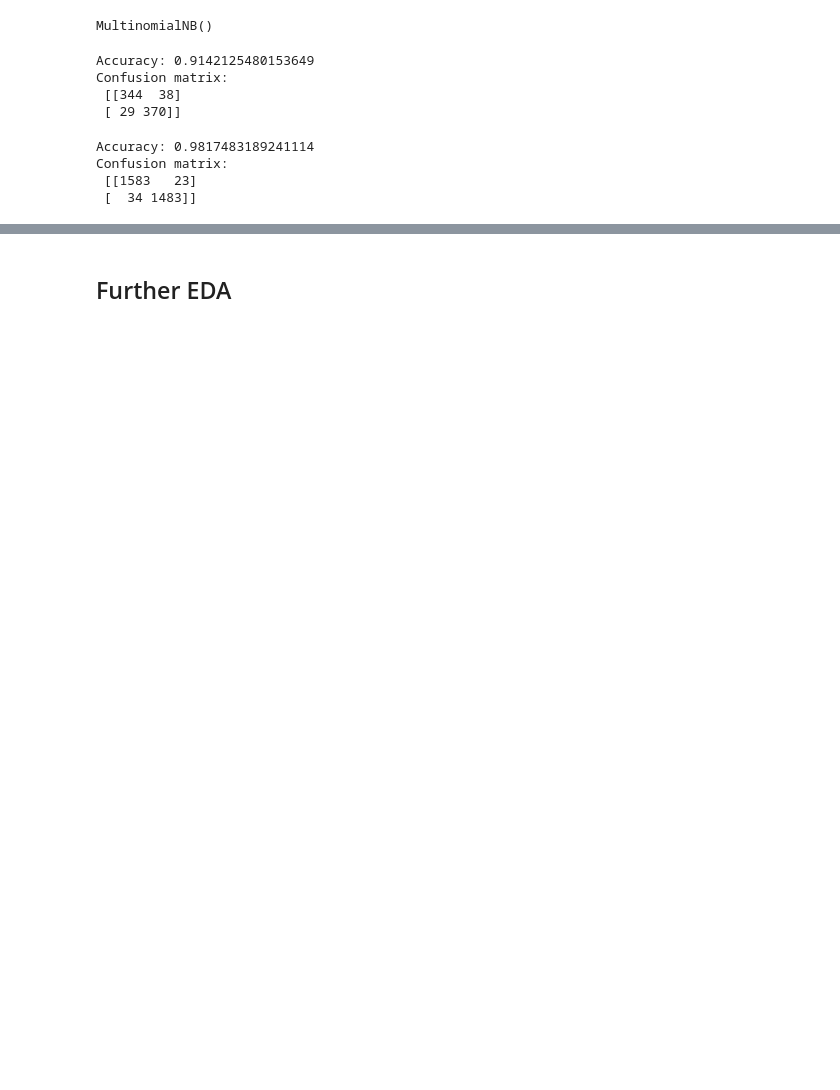
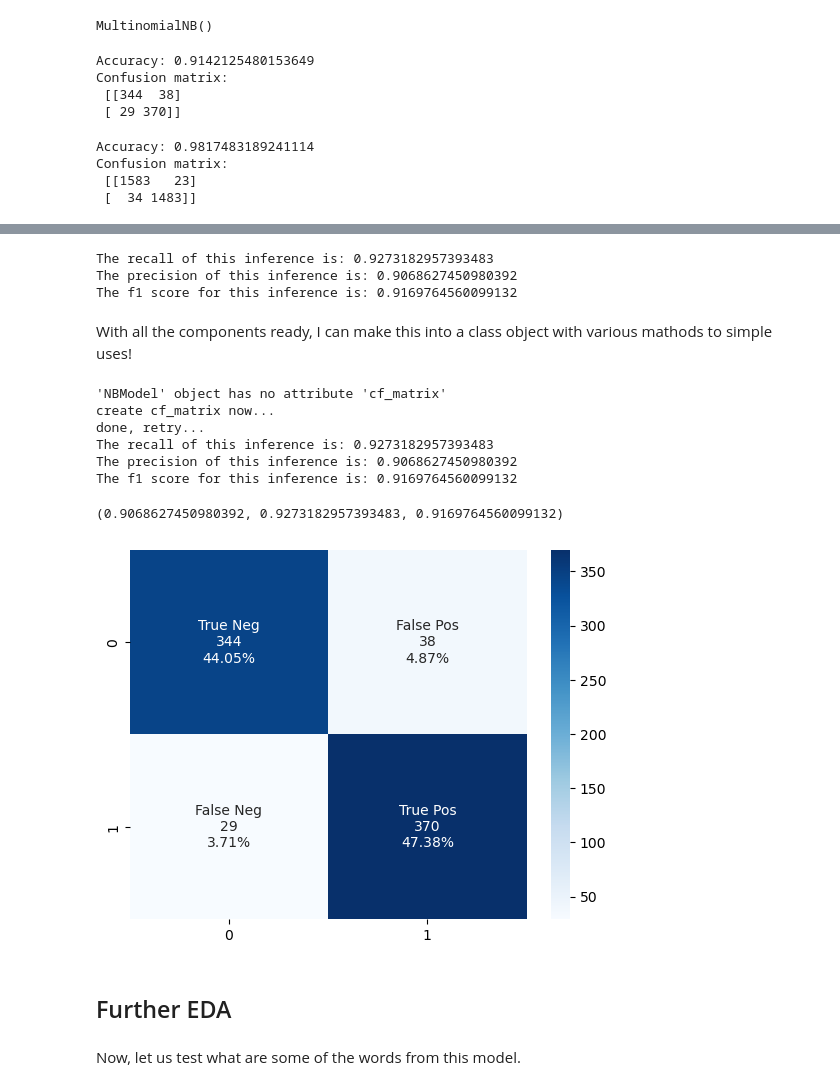
Before and after one commit to Luke-zm/DSI_Proj, a Jupyter notebook: project_3/code/data_eda.ipynb, the cells around one changed output, grey strips where cells are left out. Cells and saved outputs as stored; diff of their text form; code cells hidden in the pictures; blank space fills up the shorter version.

```diff
--- a/project_3/code/data_eda.ipynb
+++ b/project_3/code/data_eda.ipynb
@@ -544,0 +672,8 @@ TypeError: predict() missing 1 required positional argument: 'X'
+# %%
+metrics_for_model(y_test, y_pred);
+# %% [output]
+The recall of this inference is: 0.9273182957393483
+The precision of this inference is: 0.9068627450980392
+The f1 score for this inference is: 0.9169764560099132
+# %% [markdown]
+With all the components ready, I can make this into a class object with various mathods to simple uses!
@@ -545,2 +776,20 @@ TypeError: predict() missing 1 required positional argument: 'X'
+# %%
+nb_model = NBModel(df, my_stop_words)
+nb_model.split_data()
+nb_model.training()
+nb_model.fitting()
+nb_model.make_prediction()
+nb_model.other_scores()
+# %% [output]
+'NBModel' object has no attribute 'cf_matrix'
+create cf_matrix now...
+done, retry...
+The recall of this inference is: 0.9273182957393483
+The precision of this inference is: 0.9068627450980392
+The f1 score for this inference is: 0.9169764560099132
+(0.9068627450980392, 0.9273182957393483, 0.9169764560099132)
+[figure, added]
 # %% [markdown]
 ## Further EDA
+# %% [markdown]
+Now, let us test what are some of the words from this model.
```
Also changed, not shown: parts of 27 cells of this notebook, 5 other files.
